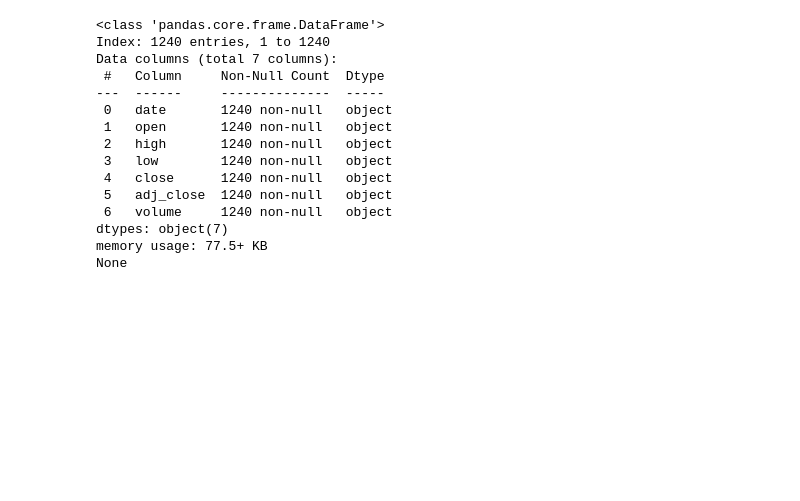
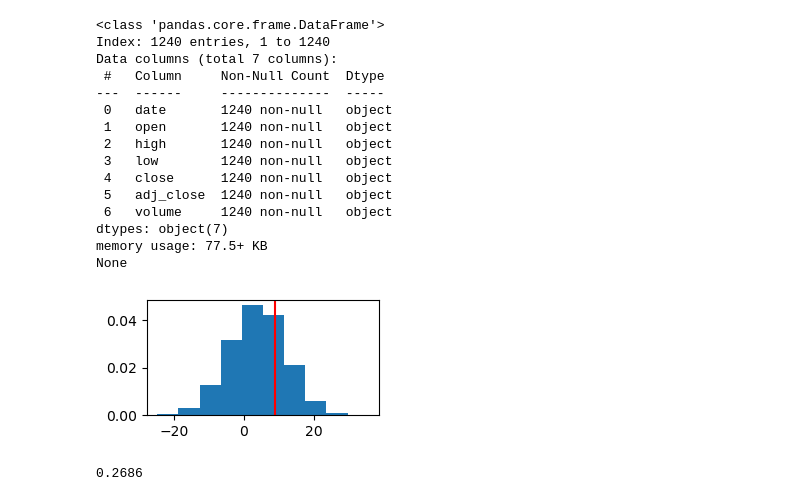
Before and after one commit to nightymighty68/DSBAY2, a Jupyter notebook: test4.ipynb, the cells around one changed output. Drawn from its saved outputs; the diff is of its cells as text; code cells hidden in the pictures; blank space fills up the shorter version.

```diff
--- a/test4.ipynb
+++ b/test4.ipynb
@@ -154,3 +154,21 @@ Data columns (total 7 columns):
 dtypes: object(7)
 memory usage: 77.5+ KB
 None
+# %%
+import numpy as np
+
+sims= 10000
+
+a = np.random.normal(1,4,sims)
+b = np.random.normal(3,7,sims)
+
+duration = a + b
+# %%
+plt.figure(figsize=(3,1.5))
+plt.hist(duration, density=True)
+plt.axvline(9, color='red')
+plt.show()
+print((duration >9).sum()/sims)
+# %% [output]
+[figure, added]
+0.2686
```
